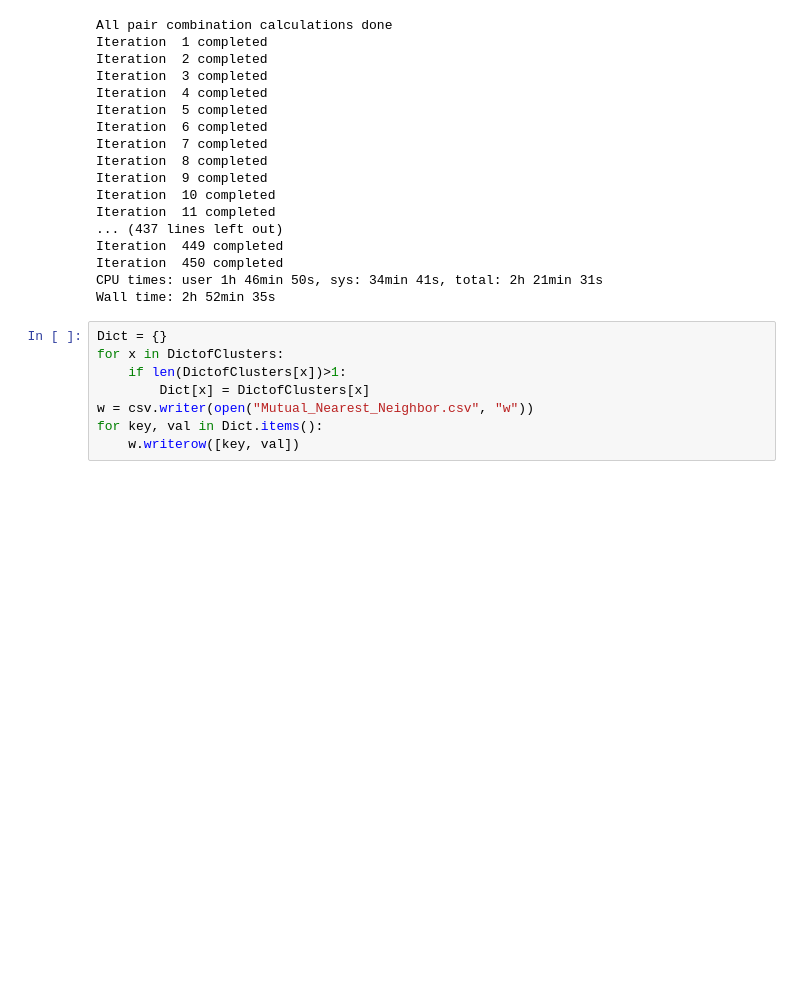
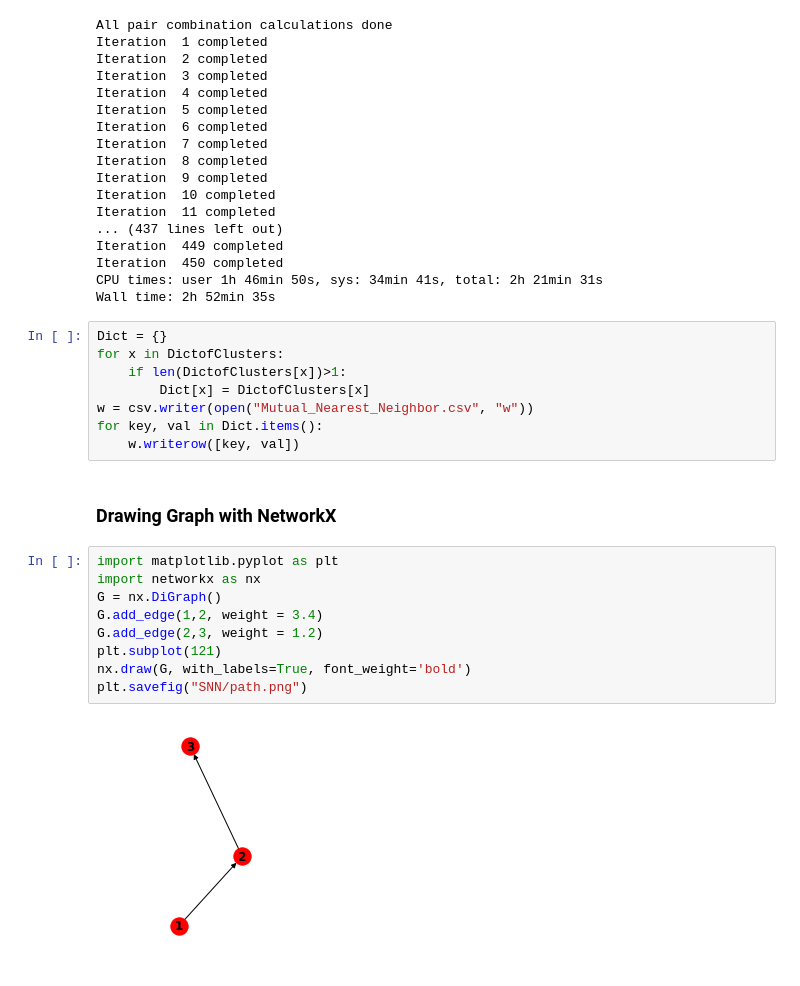
Before and after one commit to re1nth/Fraud-Analytics, a Jupyter notebook: Circular_Trading.ipynb, the cells around one changed output. Cells and saved outputs as stored; diff of their text form; blank space fills up the shorter version.

```diff
--- a/Circular_Trading.ipynb
+++ b/Circular_Trading.ipynb
@@ -292,3 +343,16 @@ for x in DictofClusters:
 w = csv.writer(open("Mutual_Nearest_Neighbor.csv", "w"))
 for key, val in Dict.items():
     w.writerow([key, val])
+# %% [markdown]
+### Drawing Graph with NetworkX
+# %%
+import matplotlib.pyplot as plt
+import networkx as nx
+G = nx.DiGraph()
+G.add_edge(1,2, weight = 3.4)
+G.add_edge(2,3, weight = 1.2)
+plt.subplot(121)
+nx.draw(G, with_labels=True, font_weight='bold')
+plt.savefig("SNN/path.png")
+# %% [output]
+[figure, added]
```
Also changed, not shown: parts of 11 cells of this notebook, 3 other files.
